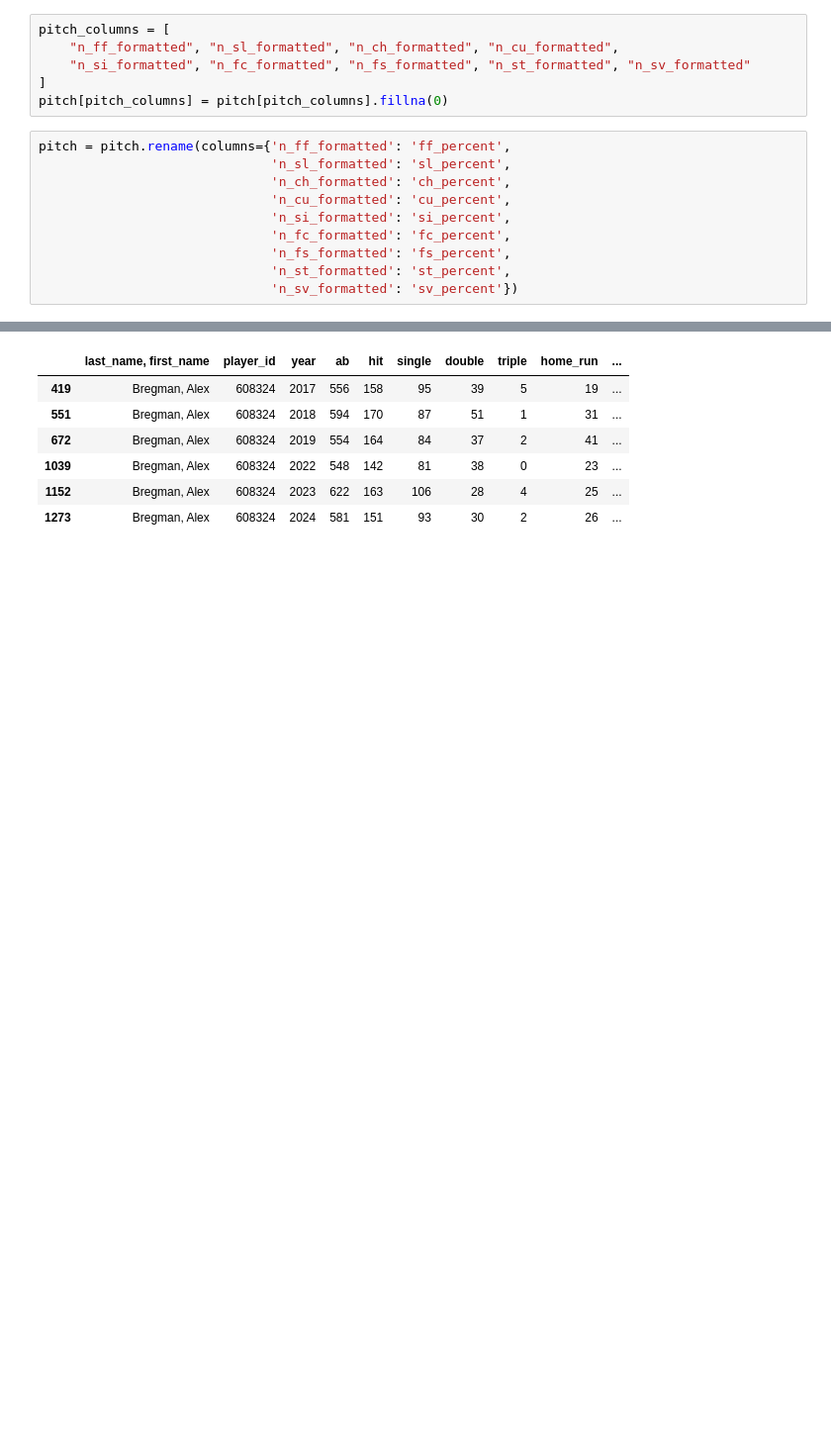
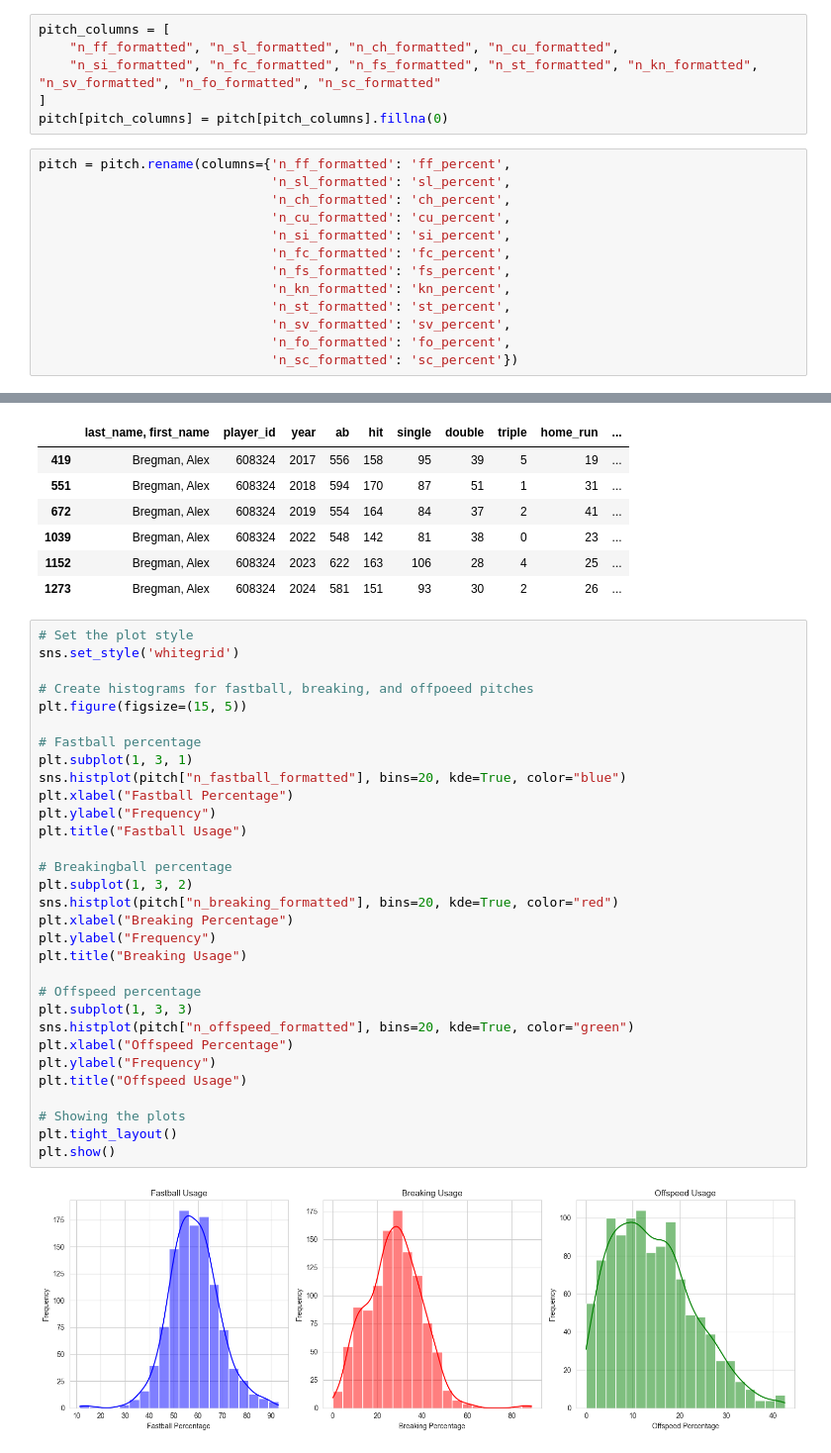
Before and after one commit to apbadzioch/MLB_stuff, a Jupyter notebook: newMLB/new.ipynb, the cells around one changed output, grey strips where cells are left out. Shown at 99% size. Drawn from its saved outputs; the diff is of its cells as text; blank space fills up the shorter version.

Commit message:
work on plotting

```diff
--- a/newMLB/new.ipynb
+++ b/newMLB/new.ipynb
@@ -102,7 +102,7 @@ dtype: int64
 # %%
 pitch_columns = [
     "n_ff_formatted", "n_sl_formatted", "n_ch_formatted", "n_cu_formatted",
-    "n_si_formatted", "n_fc_formatted", "n_fs_formatted", "n_st_formatted", "n_sv_formatted"
+    "n_si_formatted", "n_fc_formatted", "n_fs_formatted", "n_st_formatted", "n_kn_formatted", "n_sv_formatted", "n_fo_formatted", "n_sc_formatted"
 ]
 pitch[pitch_columns] = pitch[pitch_columns].fillna(0)
 # %%
@@ -113,8 +113,11 @@ pitch = pitch.rename(columns={'n_ff_formatted': 'ff_percent',
                               'n_si_formatted': 'si_percent',
                               'n_fc_formatted': 'fc_percent',
                               'n_fs_formatted': 'fs_percent',
+                              'n_kn_formatted': 'kn_percent',
                               'n_st_formatted': 'st_percent',
-                              'n_sv_formatted': 'sv_percent'})
+                              'n_sv_formatted': 'sv_percent',
+                              'n_fo_formatted': 'fo_percent',
+                              'n_sc_formatted': 'sc_percent'})
 # %%
 pitch.isnull().sum()
 # %% [output]
@@ -202,3 +205,36 @@ batter[batter['last_name, first_name'] == 'Bregman, Alex']
 | 1039 | Bregman, Alex | 608324 | 2022 | 548 | 142 | 81 | 38 | 0 | 23 | ... |
 | 1152 | Bregman, Alex | 608324 | 2023 | 622 | 163 | 106 | 28 | 4 | 25 | ... |
 | 1273 | Bregman, Alex | 608324 | 2024 | 581 | 151 | 93 | 30 | 2 | 26 | ... |
+# %%
+# Set the plot style
+sns.set_style('whitegrid')
+
+# Create histograms for fastball, breaking, and offpoeed pitches
+plt.figure(figsize=(15, 5))
+
+# Fastball percentage
+plt.subplot(1, 3, 1)
+sns.histplot(pitch["n_fastball_formatted"], bins=20, kde=True, color="blue")
+plt.xlabel("Fastball Percentage")
+plt.ylabel("Frequency")
+plt.title("Fastball Usage")
+
+# Breakingball percentage
+plt.subplot(1, 3, 2)
+sns.histplot(pitch["n_breaking_formatted"], bins=20, kde=True, color="red")
+plt.xlabel("Breaking Percentage")
+plt.ylabel("Frequency")
+plt.title("Breaking Usage")
+
+# Offspeed percentage
+plt.subplot(1, 3, 3)
+sns.histplot(pitch["n_offspeed_formatted"], bins=20, kde=True, color="green")
+plt.xlabel("Offspeed Percentage")
+plt.ylabel("Frequency")
+plt.title("Offspeed Usage")
+
+# Showing the plots
+plt.tight_layout()
+plt.show()
+# %% [output]
+[figure, added]
```
Also changed, not shown: 2 other files.
